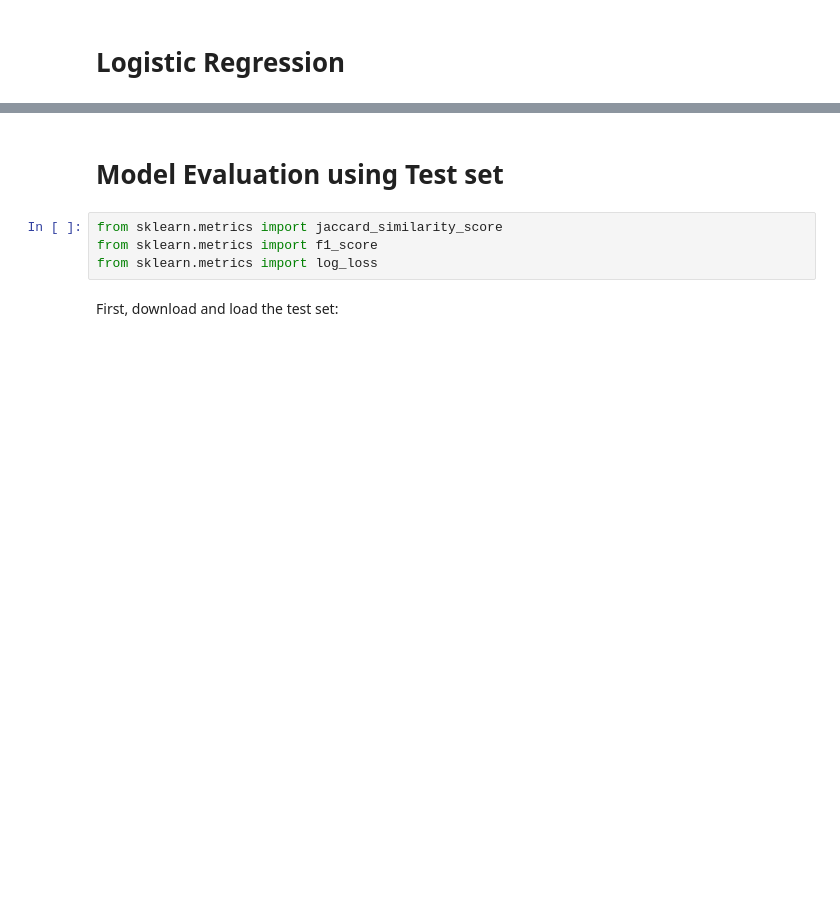
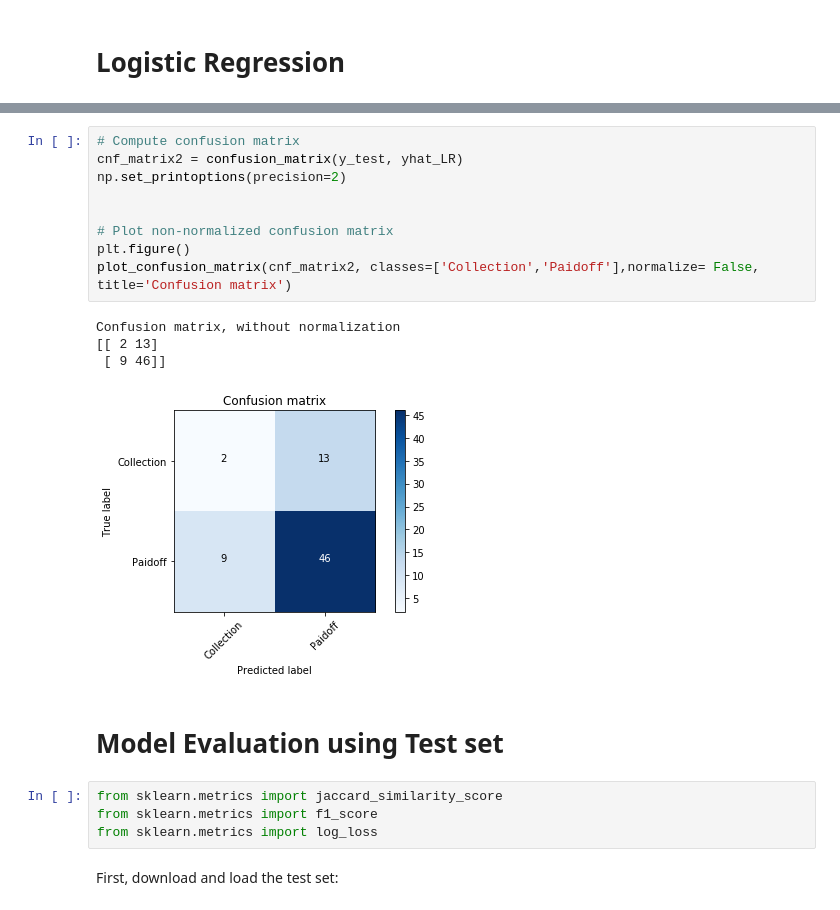
Before and after one commit to ksphil/Coursera_Capstone_ML_Project, a Jupyter notebook: Coursera_ML with Python.ipynb, the cells around one changed output, grey strips where cells are left out. Saved outputs shown, nothing was run; the diff lists cells and outputs as text; blank space fills up the shorter version.

```diff
--- a/Coursera_ML with Python.ipynb
+++ b/Coursera_ML with Python.ipynb
@@ -330,3 +417,17 @@ The best accuracy was with 0.7857142857142857 with k= 7
+# %%
+# Compute confusion matrix
+cnf_matrix2 = confusion_matrix(y_test, yhat_LR)
+np.set_printoptions(precision=2)
+
+
+# Plot non-normalized confusion matrix
+plt.figure()
+plot_confusion_matrix(cnf_matrix2, classes=['Collection','Paidoff'],normalize= False,  title='Confusion matrix')
+# %% [output]
+Confusion matrix, without normalization
+[[ 2 13]
+ [ 9 46]]
+[figure, added]
 # %% [markdown]
 # Model Evaluation using Test set
 # %%
```
Also changed, not shown: parts of 16 cells of this notebook.
